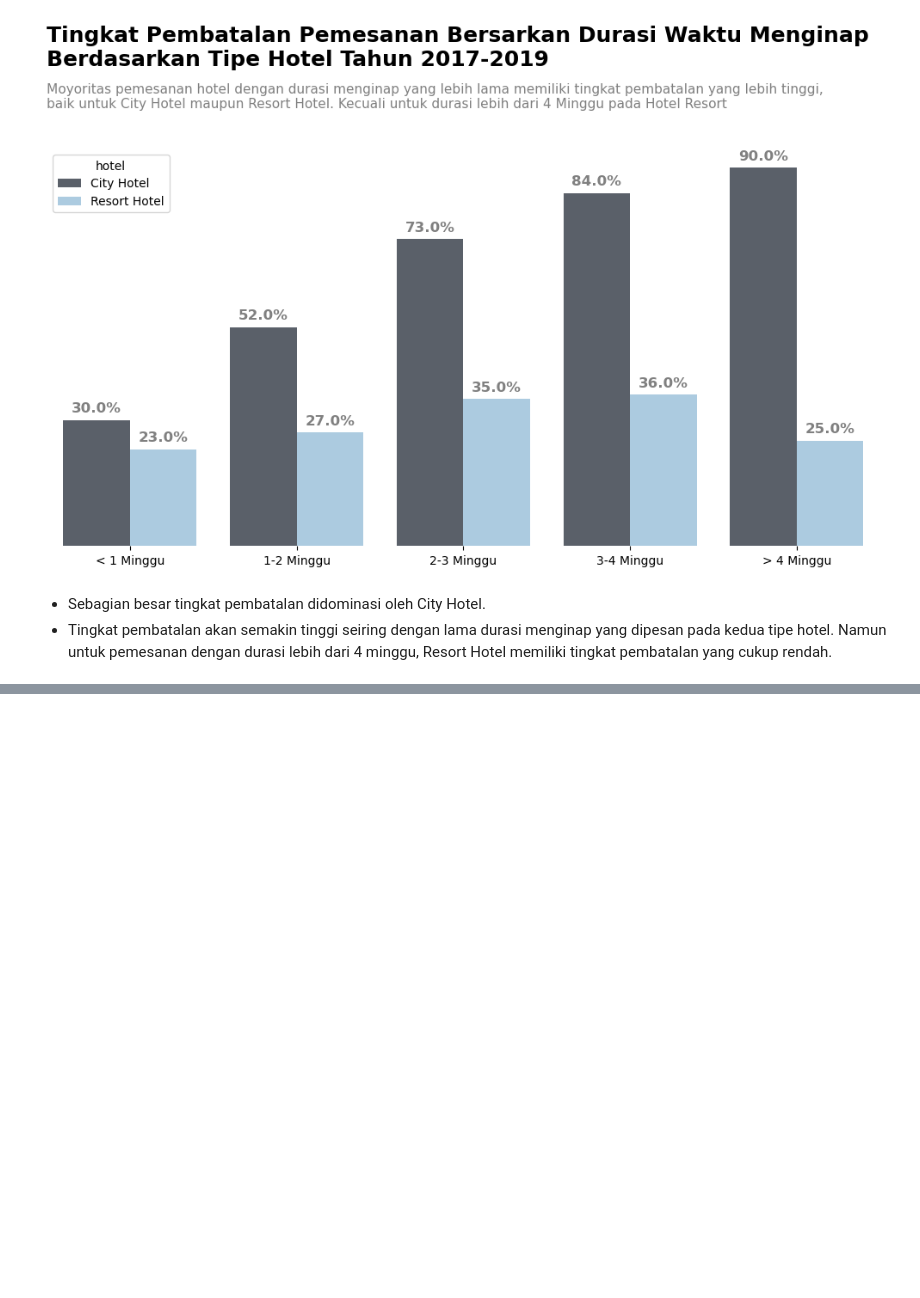
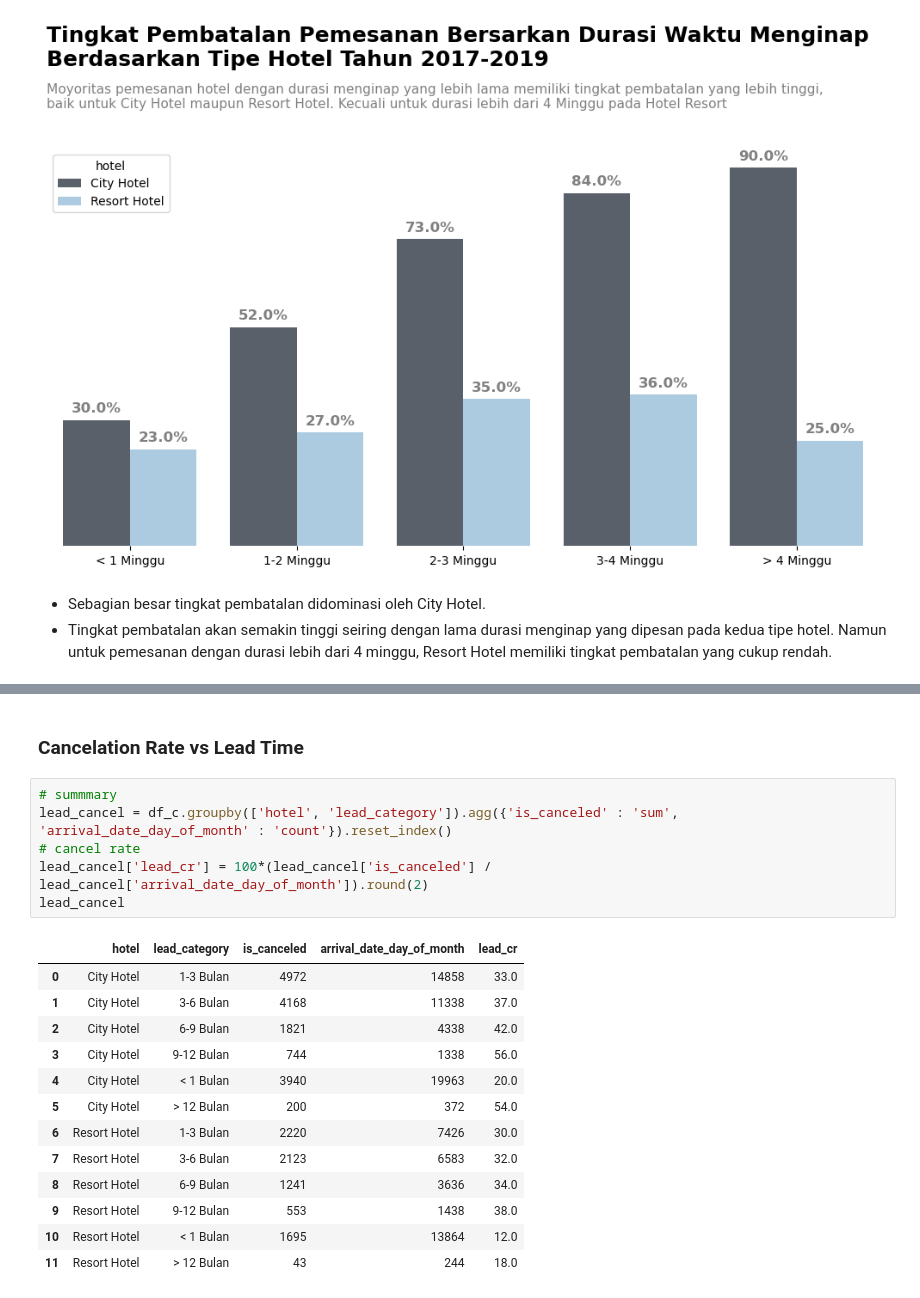
Before and after one commit to faizns/Investigate-Hotel-Business-using-Data-Visualization, a Jupyter notebook: Investigate_Hotel_Business.ipynb, the cells around one changed output, grey strips where cells are left out. Saved outputs shown, nothing was run; the diff lists cells and outputs as text; blank space fills up the shorter version.

```diff
--- a/Investigate_Hotel_Business.ipynb
+++ b/Investigate_Hotel_Business.ipynb
@@ -802,0 +836,22 @@ for a in ax.patches:
+# %% [markdown]
+### **Cancelation Rate vs Lead Time**
+# %%
+# summmary
+lead_cancel = df_c.groupby(['hotel', 'lead_category']).agg({'is_canceled' : 'sum', 'arrival_date_day_of_month' : 'count'}).reset_index()
+# cancel rate
+lead_cancel['lead_cr'] = 100*(lead_cancel['is_canceled'] / lead_cancel['arrival_date_day_of_month']).round(2)
+lead_cancel
+# %% [output]
+|  | hotel | lead_category | is_canceled | arrival_date_day_of_month | lead_cr |
+| 0 | City Hotel | 1-3 Bulan | 4972 | 14858 | 33.0 |
+| 1 | City Hotel | 3-6 Bulan | 4168 | 11338 | 37.0 |
+| 2 | City Hotel | 6-9 Bulan | 1821 | 4338 | 42.0 |
+| 3 | City Hotel | 9-12 Bulan | 744 | 1338 | 56.0 |
+| 4 | City Hotel | < 1 Bulan | 3940 | 19963 | 20.0 |
+| 5 | City Hotel | > 12 Bulan | 200 | 372 | 54.0 |
+| 6 | Resort Hotel | 1-3 Bulan | 2220 | 7426 | 30.0 |
+| 7 | Resort Hotel | 3-6 Bulan | 2123 | 6583 | 32.0 |
+| 8 | Resort Hotel | 6-9 Bulan | 1241 | 3636 | 34.0 |
+| 9 | Resort Hotel | 9-12 Bulan | 553 | 1438 | 38.0 |
+| 10 | Resort Hotel | < 1 Bulan | 1695 | 13864 | 12.0 |
+| 11 | Resort Hotel | > 12 Bulan | 43 | 244 | 18.0 |
```
Also changed, not shown: parts of 13 cells of this notebook.
